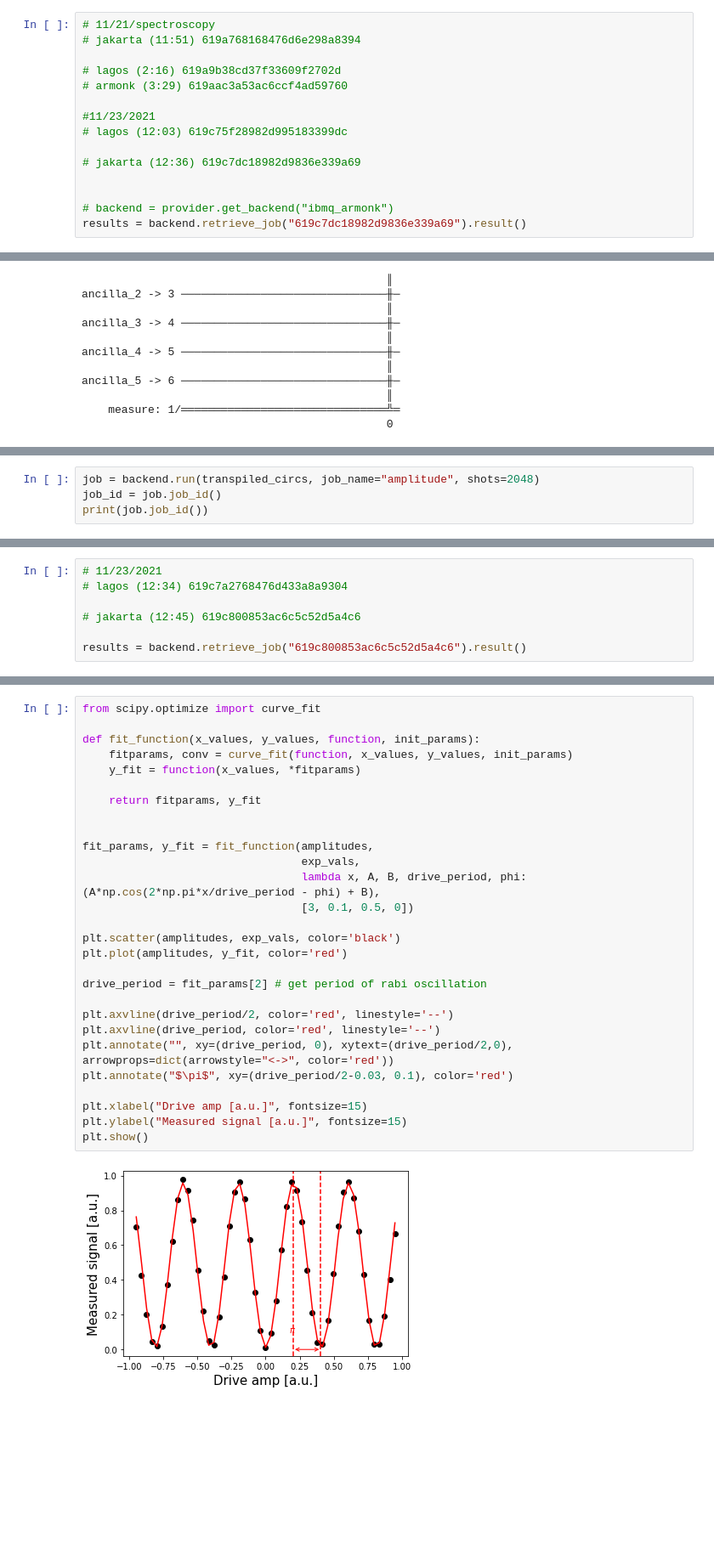
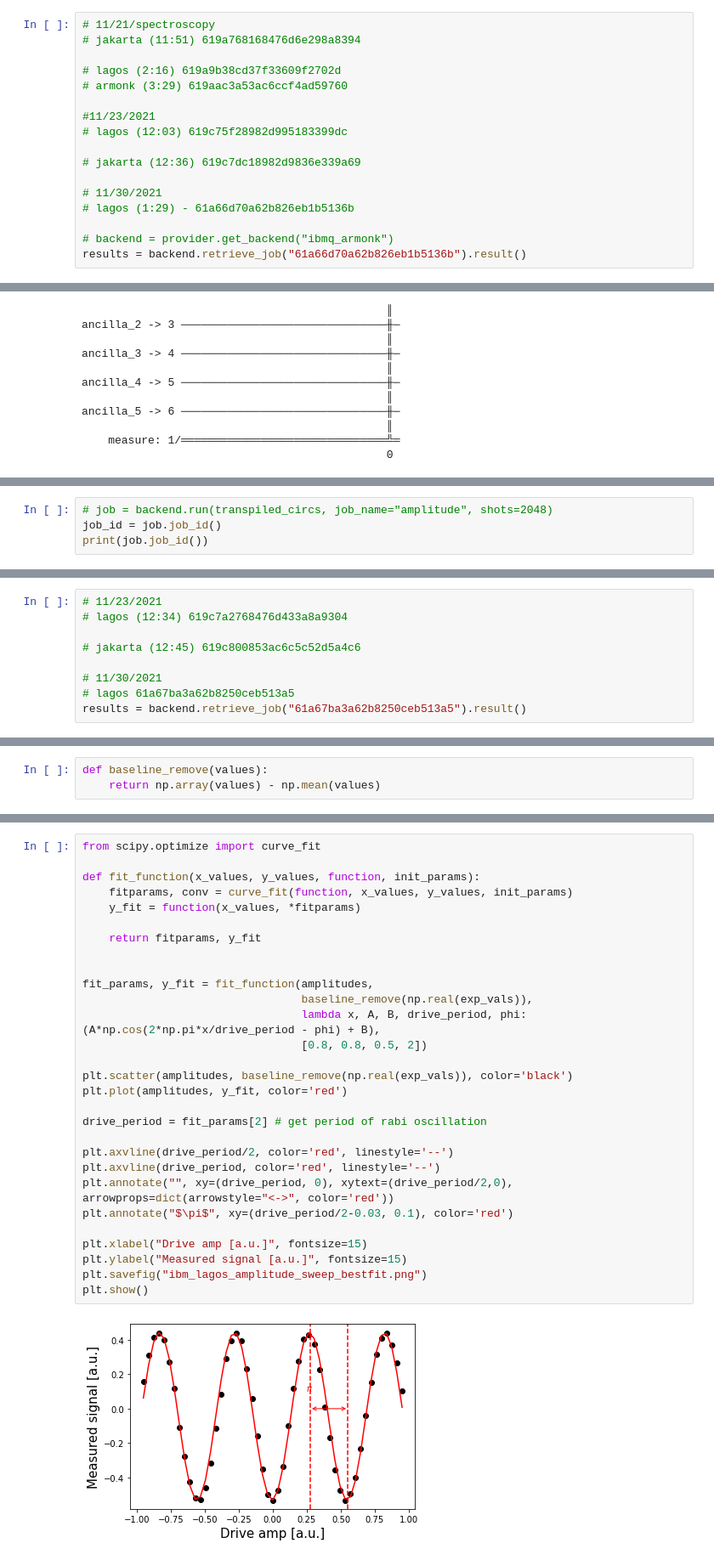
Before and after one commit to zpparks314/CSC591_Pulse_Project, a Jupyter notebook: single_qubit_calibration_experiments.ipynb, the cells around one changed output, grey strips where cells are left out. Shown at 85% size. Saved outputs shown, nothing was run; the diff lists cells and outputs as text; blank space fills up the shorter version.

Commit message:
Adding updates from single qubit calibration, figures, results

```diff
--- a/single_qubit_calibration_experiments.ipynb
+++ b/single_qubit_calibration_experiments.ipynb
@@ -164,9 +166,11 @@ print(job.job_id())
 
 # jakarta (12:36) 619c7dc18982d9836e339a69
 
+# 11/30/2021
+# lagos (1:29) - 61a66d70a62b826eb1b5136b
 
 # backend = provider.get_backend("ibmq_armonk")
-results = backend.retrieve_job("619c7dc18982d9836e339a69").result()
+results = backend.retrieve_job("61a66d70a62b826eb1b5136b").result()
 # %%
 print(results.get_counts())
 # %% [output]
@@ -288,5 +299,5 @@ draw(schedule(transpiled_circs[50], backend), backend=backend)
 # %%
-job = backend.run(transpiled_circs, job_name="amplitude", shots=2048)
+# job = backend.run(transpiled_circs, job_name="amplitude", shots=2048)
 job_id = job.job_id()
 print(job.job_id())
 # %% [output]
@@ -297,7 +308,9 @@ print(job.job_id())
 
 # jakarta (12:45) 619c800853ac6c5c52d5a4c6
 
-results = backend.retrieve_job("619c800853ac6c5c52d5a4c6").result()
+# 11/30/2021
+# lagos 61a67ba3a62b8250ceb513a5
+results = backend.retrieve_job("61a67ba3a62b8250ceb513a5").result()
 # %%
 exp_vals = []
 for counts in results.get_counts():
@@ -312 +325,4 @@ print(exp_vals)
+# %%
+def baseline_remove(values):
+    return np.array(values) - np.mean(values)
 # %%
@@ -320,30 +337,31 @@ plt.show()
 # %%
 from scipy.optimize import curve_fit
 
 def fit_function(x_values, y_values, function, init_params):
     fitparams, conv = curve_fit(function, x_values, y_values, init_params)
     y_fit = function(x_values, *fitparams)
 
     return fitparams, y_fit
 
 
 fit_params, y_fit = fit_function(amplitudes,
-                                 exp_vals,
+                                 baseline_remove(np.real(exp_vals)),
                                  lambda x, A, B, drive_period, phi: (A*np.cos(2*np.pi*x/drive_period - phi) + B),
-                                 [3, 0.1, 0.5, 0])
+                                 [0.8, 0.8, 0.5, 2])
 
-plt.scatter(amplitudes, exp_vals, color='black')
+plt.scatter(amplitudes, baseline_remove(np.real(exp_vals)), color='black')
 plt.plot(amplitudes, y_fit, color='red')
 
 drive_period = fit_params[2] # get period of rabi oscillation
 
 plt.axvline(drive_period/2, color='red', linestyle='--')
 plt.axvline(drive_period, color='red', linestyle='--')
 plt.annotate("", xy=(drive_period, 0), xytext=(drive_period/2,0), arrowprops=dict(arrowstyle="<->", color='red'))
 plt.annotate("$\pi$", xy=(drive_period/2-0.03, 0.1), color='red')
 
 plt.xlabel("Drive amp [a.u.]", fontsize=15)
 plt.ylabel("Measured signal [a.u.]", fontsize=15)
+plt.savefig("ibm_lagos_amplitude_sweep_bestfit.png")
 plt.show()
 # %% [output]
-[figure, old version]
+[figure, new version]
```
Also changed, not shown: parts of 39 cells of this notebook, 4 other files.
